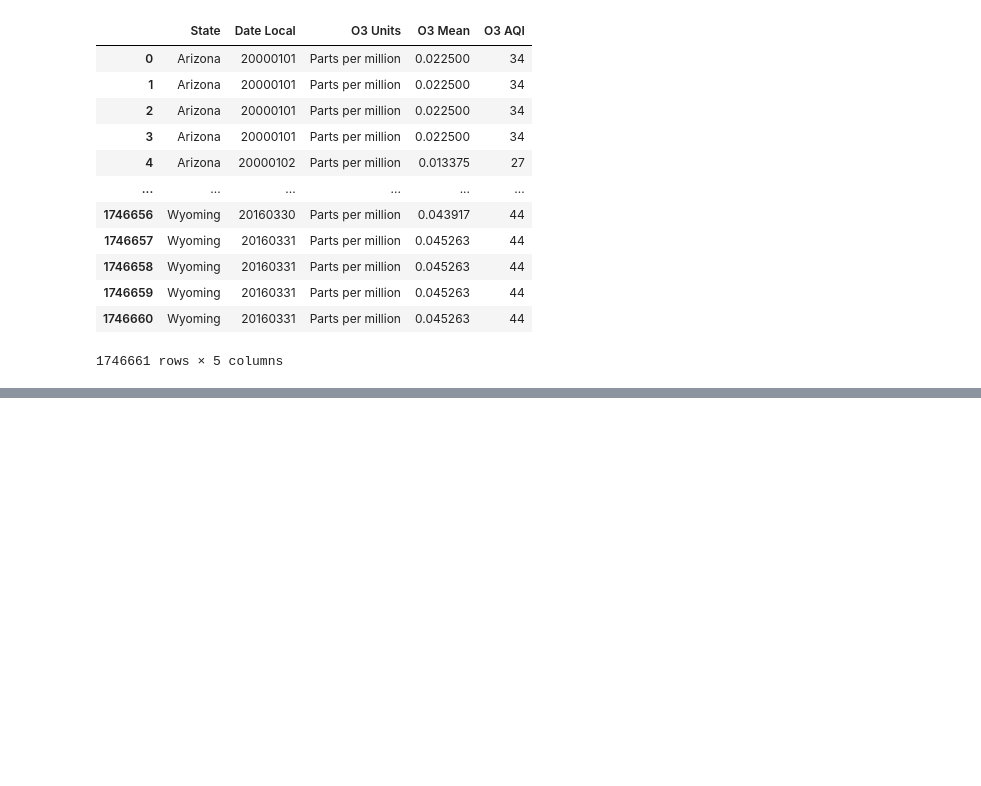
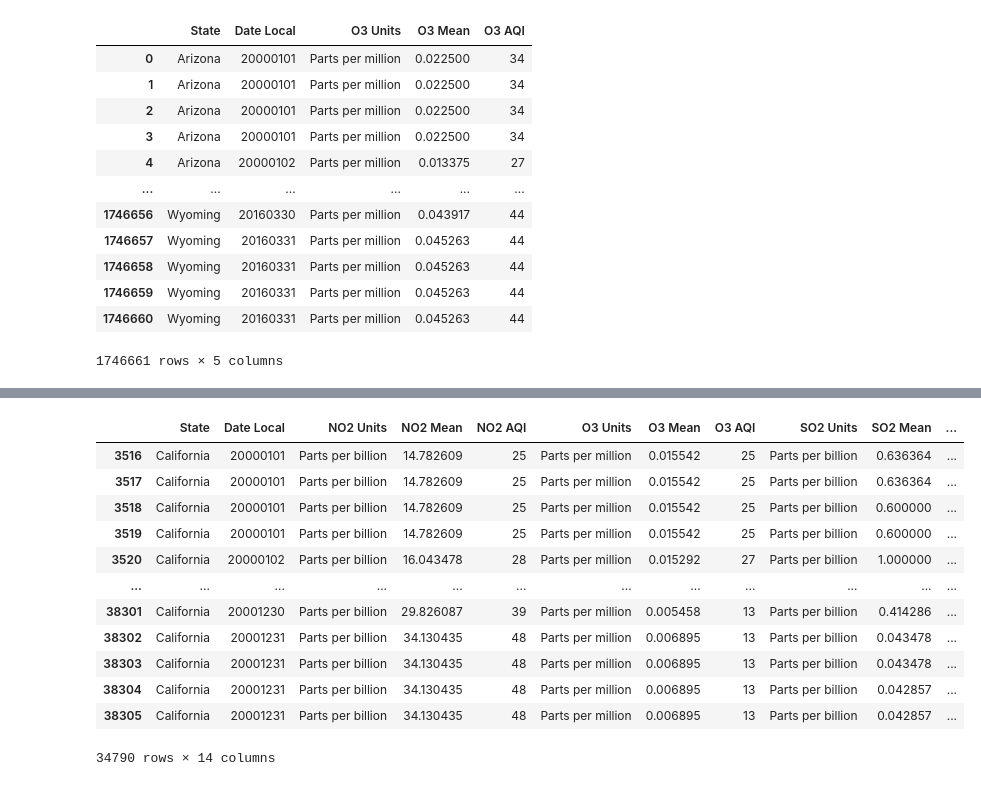
Before and after one commit to bleeclt/pro1group, a Jupyter notebook: natural_disaster_and_pollution.ipynb, the cells around one changed output, grey strips where cells are left out. Saved outputs shown, nothing was run; the diff lists cells and outputs as text; code cells hidden in the pictures; blank space fills up the shorter version.

```diff
--- a/natural_disaster_and_pollution.ipynb
+++ b/natural_disaster_and_pollution.ipynb
@@ -205,3 +261,43 @@ Pennsylvania            0.302550
 Texas                   0.436668
 Virginia                0.644428
 Name: CO Mean, dtype: float64
+# %%
+yr2000 = pol_df_clean[(pol_df_clean['Date Local'] < 20010000)]
+yr2001 = pol_df_clean[(pol_df_clean['Date Local'] < 20020000) & (pol_df_clean['Date Local'] > 20010000)]
+yr2002 = pol_df_clean[(pol_df_clean['Date Local'] < 20030000) & (pol_df_clean['Date Local'] > 20020000)]
+yr2003 = pol_df_clean[(pol_df_clean['Date Local'] < 20040000) & (pol_df_clean['Date Local'] > 20030000)]
+yr2004 = pol_df_clean[(pol_df_clean['Date Local'] < 20050000) & (pol_df_clean['Date Local'] > 20040000)]
+yr2005 = pol_df_clean[(pol_df_clean['Date Local'] < 20060000) & (pol_df_clean['Date Local'] > 20050000)]
+yr2006 = pol_df_clean[(pol_df_clean['Date Local'] < 20070000) & (pol_df_clean['Date Local'] > 20060000)]
+yr2007 = pol_df_clean[(pol_df_clean['Date Local'] < 20080000) & (pol_df_clean['Date Local'] > 20070000)]
+yr2008 = pol_df_clean[(pol_df_clean['Date Local'] < 20090000) & (pol_df_clean['Date Local'] > 20080000)]
+yr2009 = pol_df_clean[(pol_df_clean['Date Local'] < 20100000) & (pol_df_clean['Date Local'] > 20090000)]
+yr2010 = pol_df_clean[(pol_df_clean['Date Local'] < 20110000) & (pol_df_clean['Date Local'] > 20100000)]
+yr2011 = pol_df_clean[(pol_df_clean['Date Local'] < 20120000) & (pol_df_clean['Date Local'] > 20110000)]
+yr2012 = pol_df_clean[(pol_df_clean['Date Local'] < 20130000) & (pol_df_clean['Date Local'] > 20120000)]
+yr2013 = pol_df_clean[(pol_df_clean['Date Local'] < 20140000) & (pol_df_clean['Date Local'] > 20130000)]
+yr2014 = pol_df_clean[(pol_df_clean['Date Local'] < 20150000) & (pol_df_clean['Date Local'] > 20140000)]
+yr2015 = pol_df_clean[(pol_df_clean['Date Local'] < 20160000) & (pol_df_clean['Date Local'] > 20150000)]
+yr2016 = pol_df_clean[(pol_df_clean['Date Local'] < 20170000) & (pol_df_clean['Date Local'] > 20160000)]
+
+
+cali2000 = yr2000[(yr2000['State'] == 'California')]
+yr_2016_CO = yr2016.groupby('State')['CO Mean'].mean()
+yr_2016_NO2 = yr2016.groupby('State')['NO2 Mean'].mean()
+yr_2016_O3 = yr2016.groupby('State')['O3 Mean'].mean()
+yr_2016_SO2 = yr2016.groupby('State')['SO2 Mean'].mean()
+cali2000
+# %% [output]
+|  | State | Date Local | NO2 Units | NO2 Mean | NO2 AQI | O3 Units | O3 Mean | O3 AQI | SO2 Units | SO2 Mean | ... |
+| 3516 | California | 20000101 | Parts per billion | 14.782609 | 25 | Parts per million | 0.015542 | 25 | Parts per billion | 0.636364 | ... |
+| 3517 | California | 20000101 | Parts per billion | 14.782609 | 25 | Parts per million | 0.015542 | 25 | Parts per billion | 0.636364 | ... |
+| 3518 | California | 20000101 | Parts per billion | 14.782609 | 25 | Parts per million | 0.015542 | 25 | Parts per billion | 0.600000 | ... |
+| 3519 | California | 20000101 | Parts per billion | 14.782609 | 25 | Parts per million | 0.015542 | 25 | Parts per billion | 0.600000 | ... |
+| 3520 | California | 20000102 | Parts per billion | 16.043478 | 28 | Parts per million | 0.015292 | 27 | Parts per billion | 1.000000 | ... |
+| ... | ... | ... | ... | ... | ... | ... | ... | ... | ... | ... | ... |
+| 38301 | California | 20001230 | Parts per billion | 29.826087 | 39 | Parts per million | 0.005458 | 13 | Parts per billion | 0.414286 | ... |
+| 38302 | California | 20001231 | Parts per billion | 34.130435 | 48 | Parts per million | 0.006895 | 13 | Parts per billion | 0.043478 | ... |
+| 38303 | California | 20001231 | Parts per billion | 34.130435 | 48 | Parts per million | 0.006895 | 13 | Parts per billion | 0.043478 | ... |
+| 38304 | California | 20001231 | Parts per billion | 34.130435 | 48 | Parts per million | 0.006895 | 13 | Parts per billion | 0.042857 | ... |
+| 38305 | California | 20001231 | Parts per billion | 34.130435 | 48 | Parts per million | 0.006895 | 13 | Parts per billion | 0.042857 | ... |
+34790 rows × 14 columns
```
Also changed, not shown: parts of 9 cells of this notebook.
